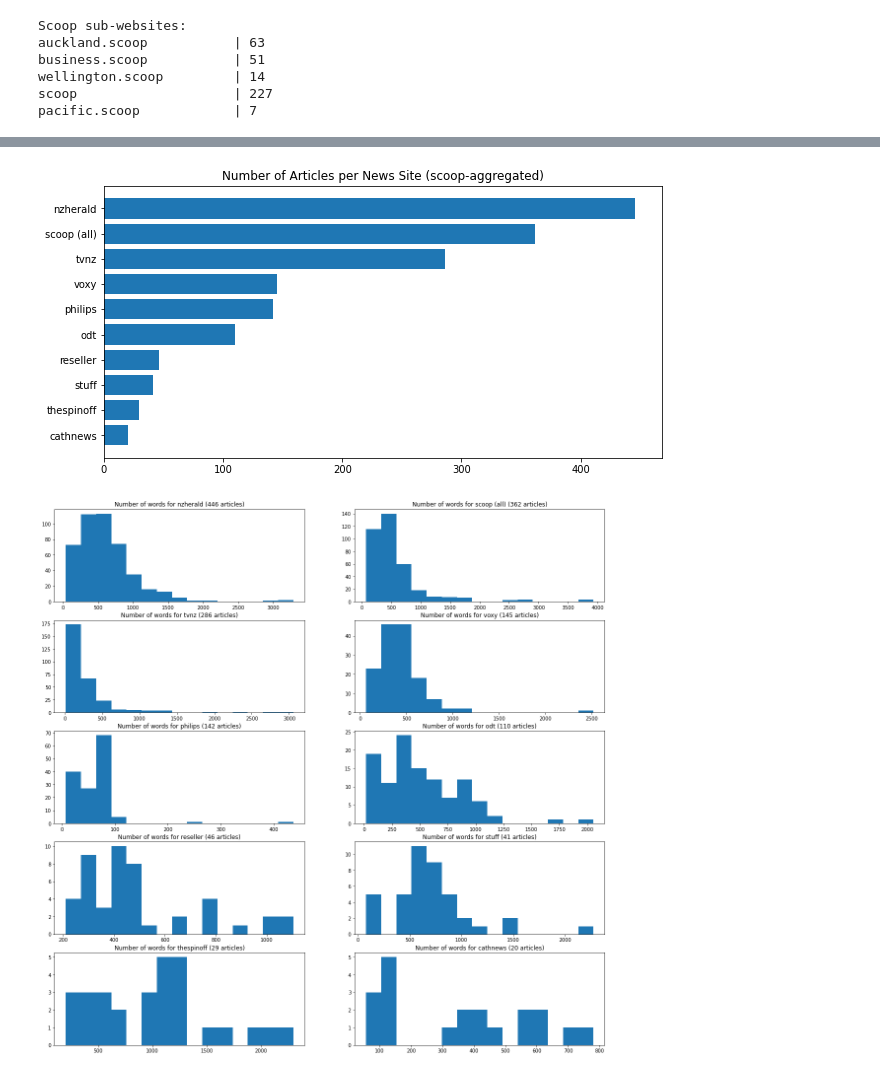
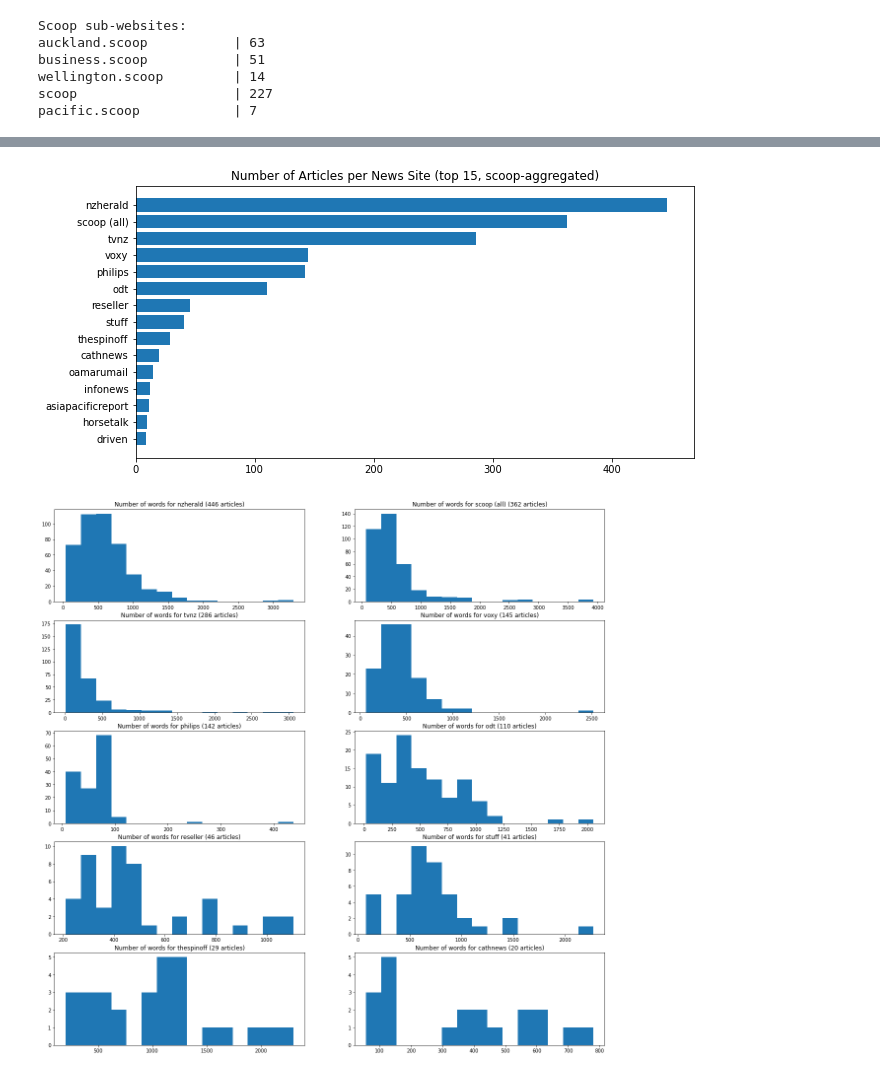
Before and after one commit to xaviermiles/web_sentiment_analysis, a Jupyter notebook: cc eda-test.ipynb, the cells around one changed output, grey strips where cells are left out. Cells and saved outputs as stored; diff of their text form; code cells hidden in the pictures.

```diff
--- a/cc investigate coverage.ipynb
+++ b/cc eda-test.ipynb
@@ -28,7 +30,7 @@ nltk.download('words')
 [nltk_data]   Package words is already up-to-date!
 True
 # %%
-articles = pd.read_csv('cc-nz-articles.csv')
+articles = pd.read_csv('cc-nz-articles-test.csv')
 
 articles['Datetime'] = pd.to_datetime(articles['Datetime'], format="%Y-%m-%dT%H:%M:%SZ")
 # %%
@@ -92,10 +94,16 @@ array(['nzherald', 'asiapacificreport', 'tvnz', 'auckland.scoop', 'voxy',
        'kanivatonga', 'pacific.scoop', 'viva', 'rdu', 'capitalmag',
        'oamarumail', 'pr', 'cathnews', 'infonews'], dtype=object)
 # %%
-def plot_num_articles_per_site(site_column, title=""):
-    site_counts = Counter(articles[site_column]).most_common()
-    names = [info[0] for info in site_counts[:10]][::-1]
-    counts = [info[1] for info in site_counts[:10]][::-1]
+def plot_num_articles_per_subgroup(subgroup_column, title="", num_subgroups=None):
+    """
+    If the number of subgroups is not specified, then it will display all of them.
+    """
+    subgroup_counts = Counter(articles[subgroup_column]).most_common()
+    if num_subgroups is None:
+        num_subgroups = len(subgroup_counts)
+
+    names = [info[0] for info in subgroup_counts[:num_subgroups]][::-1]
+    counts = [info[1] for info in subgroup_counts[:num_subgroups]][::-1]
 
     fig, ax = plt.subplots(figsize=(10, 5))
     ax.barh(names, counts)
@@ -167,7 +179,7 @@ articles[articles['news_site_scoop'] == "scoop (all)"].head(20)
 | 85 | 2021-03-04 03:34:56 | https://www.scoop.co.nz/stories/A... | Update - Serious Crash, Tauwhare ... | [Update, Serious, Crash, Tauwhare... | 77 | scoop | scoop (all) |
 | 86 | 2021-03-04 03:35:03 | https://www.scoop.co.nz/stories/A... | Meet Your 2021 Stratford District... | [Meet, Your, 2021, Stratford, Dis... | 331 | scoop | scoop (all) |
 # %%
-plot_num_articles_per_site("news_site_scoop", title="Number of Articles per News Site (scoop-aggregated)")
+plot_num_articles_per_subgroup("news_site_scoop", title="Number of Articles per News Site (top 15, scoop-aggregated)", num_subgroups=15)
 # %% [output]
-[figure, old version]
+[figure, new version]
 # %%
```
Also changed, not shown: parts of 30 cells of this notebook.
